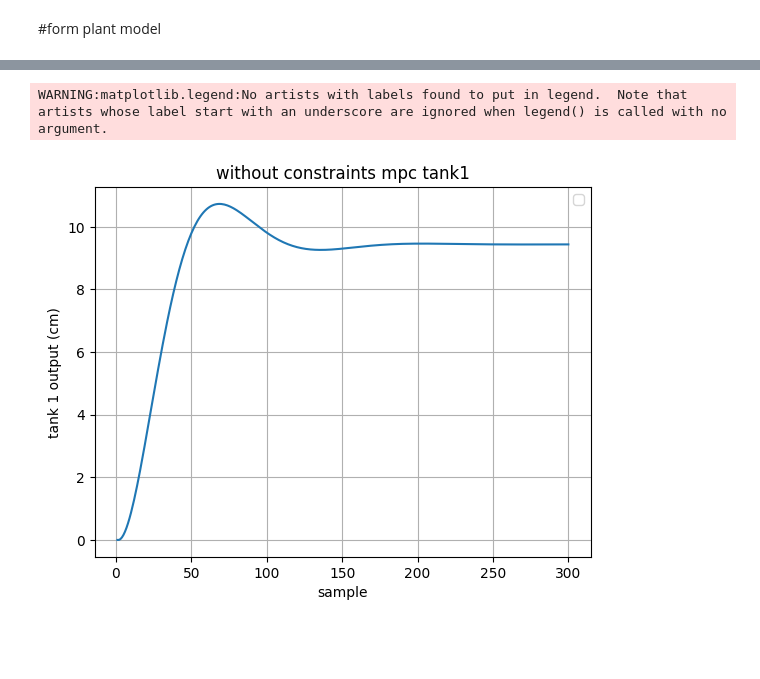
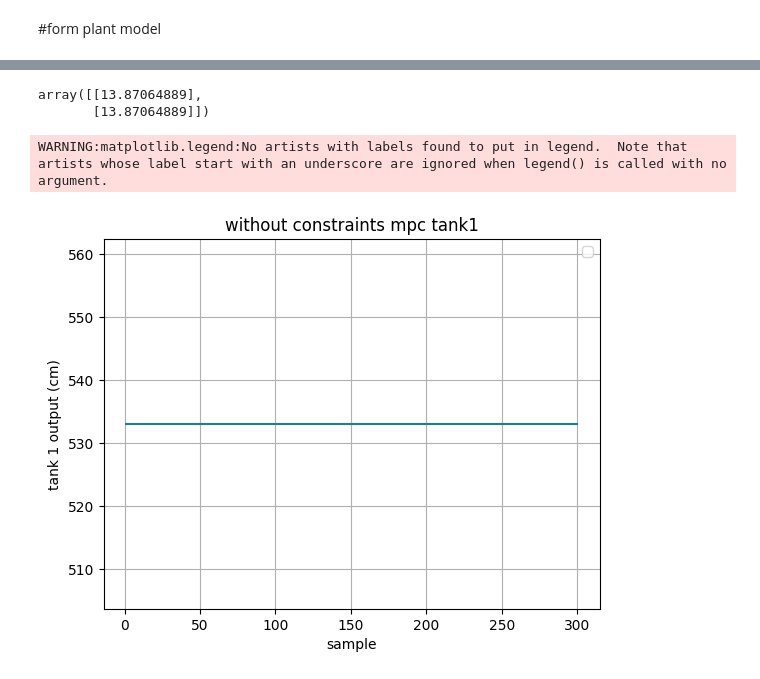
Before and after one commit to coldsober-irene/ASSIGNMENTS, a Jupyter notebook: testDissertation.ipynb, the cells around one changed output, grey strips where cells are left out. Cells and saved outputs as stored; diff of their text form; code cells hidden in the pictures; blank space fills up the shorter version.

```diff
--- a/testDissertation.ipynb
+++ b/testDissertation.ipynb
@@ -120,8 +120,6 @@ class Modeling:
     M2 = Phi.T @ F
     M3 = Phi.T @ Ref
 
-
-
   def WithoutConstraint(self, k = 4):
     y = []
     x = []
@@ -142,18 +140,33 @@ class Modeling:
       x_ki = np.vstack((Dx_k, y_k))
       DU = np.linalg.inv(M1 + (Rbar * np.eye(2*self.Nc))) @ (M3 - (M2 @ x_ki))
       U_trajectory = DU.tolist()
-      u_k += np.array(U_trajectory[0][:1]).T # 1st 2 (one for u1 and 2nd for u2)
+      print("TRAJECTORY: ")
+      print("_"*200)
+      print("U_K : ", u_k)
+      print(np.array(U_trajectory[0][:2]).reshape(2,1))
+      print()
+      u_k += np.array(U_trajectory[0][:2]).reshape(2, 1) # 1st 2 (one for u1 and 2nd for u2)
       u.append(u_k)
       x_k = x_kp1
       timestep.append(i)
     finalY = []
+    finalX = []
+    finalU = []
     for arr in y:
       finalY.append(arr.flatten().tolist())
     y = np.array(finalY)
 
+    for arr in x:
+      finalX.append(arr.flatten().tolist())
+    x = np.array(finalX)
+
+    for arr in u:
+      finalU.append(arr.flatten().tolist())
+    u = np.array(finalU)
+
     return y, x, u, timestep
 
-plant = Modeling(Np = 20, Nc = 10, H1 = 10, H2 = 12)
+plant = Modeling(Np = 20, Nc = 10, H1 = 15, H2 = 18)
 disc = plant.mpc_matrices()
 y, x, u, t = plant.WithoutConstraint(k = 300)
 # print(disc)
@@ -160,13 +191,20 @@ y, x, u, t = plant.WithoutConstraint(k = 300)
+# %%
+U_K = np.array([[0.],[0.]])
+p = np.array([13.87064889])
+U_K + p
+# %% [output]
+array([[13.87064889],
+       [13.87064889]])
 # %%
-plt.plot(t, y[:, 0])
+plt.plot(t, u[:, 1])
 plt.xlabel("sample")
 plt.ylabel("tank 1 output (cm)")
 plt.title("without constraints mpc tank1")
 plt.legend()
 # plt.plot(t, y[:, 1], marker = '+')
 plt.grid(True)
 plt.show()
 # print("2nd:: ", y[:, 1])
 # %% [output]
 WARNING:matplotlib.legend:No artists with labels found to put in legend.  Note that artists whose label start with an underscore are ignored when legend() is called with no argument.
-[figure, old version]
+[figure, new version]
```
Also changed, not shown: parts of 4 cells of this notebook.
